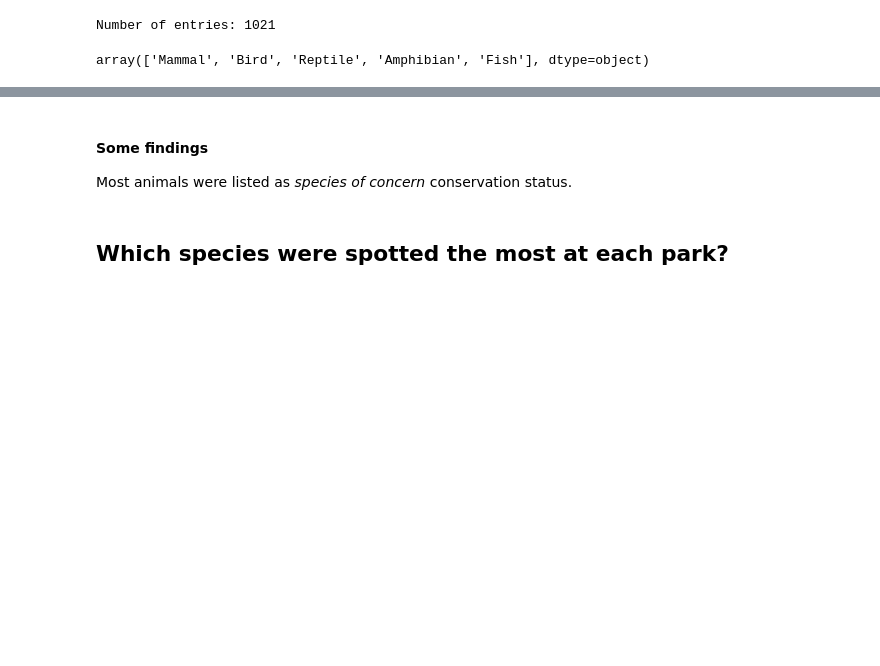
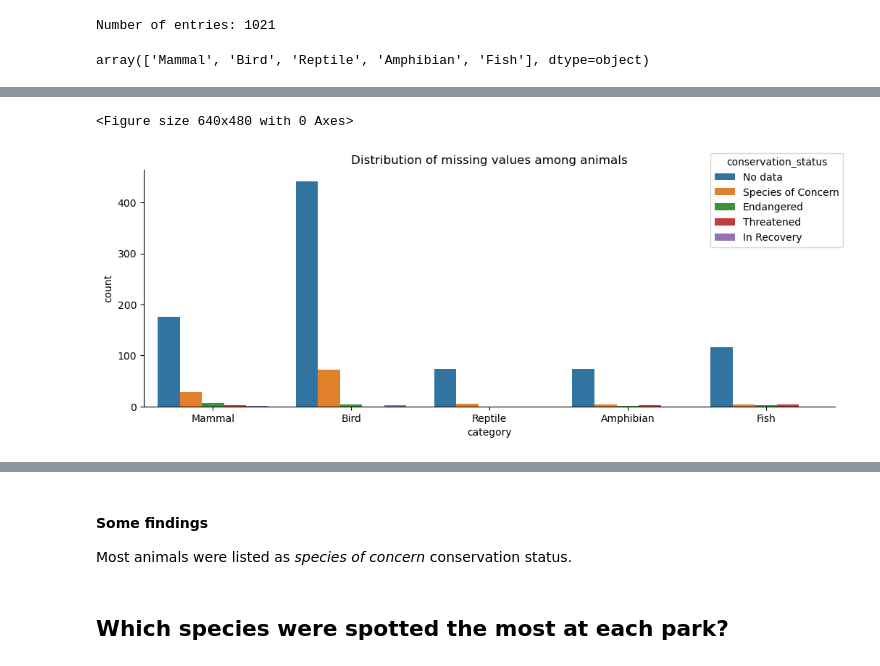
Before and after one commit to ElianeSato/biodiversity, a Jupyter notebook: biodiversity.ipynb, the cells around one changed output, grey strips where cells are left out. Cells and saved outputs as stored; diff of their text form; code cells hidden in the pictures; blank space fills up the shorter version.

```diff
--- a/biodiversity.ipynb
+++ b/biodiversity.ipynb
@@ -609,3 +657,14 @@ plt.clf()
+# %%
+g = sns.catplot(data=species_animal_null, x='category', hue='conservation_status',\
+            kind='count', height=4, aspect=13/5, legend_out=False)
+
+sns.move_legend(g, "upper right")
+plt.title("Distribution of missing values among animals")
+plt.show()
+plt.clf()
+# %% [output]
+<Figure size 640x480 with 0 Axes>
+[figure, added]
 # %%
 # Visualizing the distribution of conservation status
 
```
Also changed, not shown: parts of 21 cells of this notebook.
